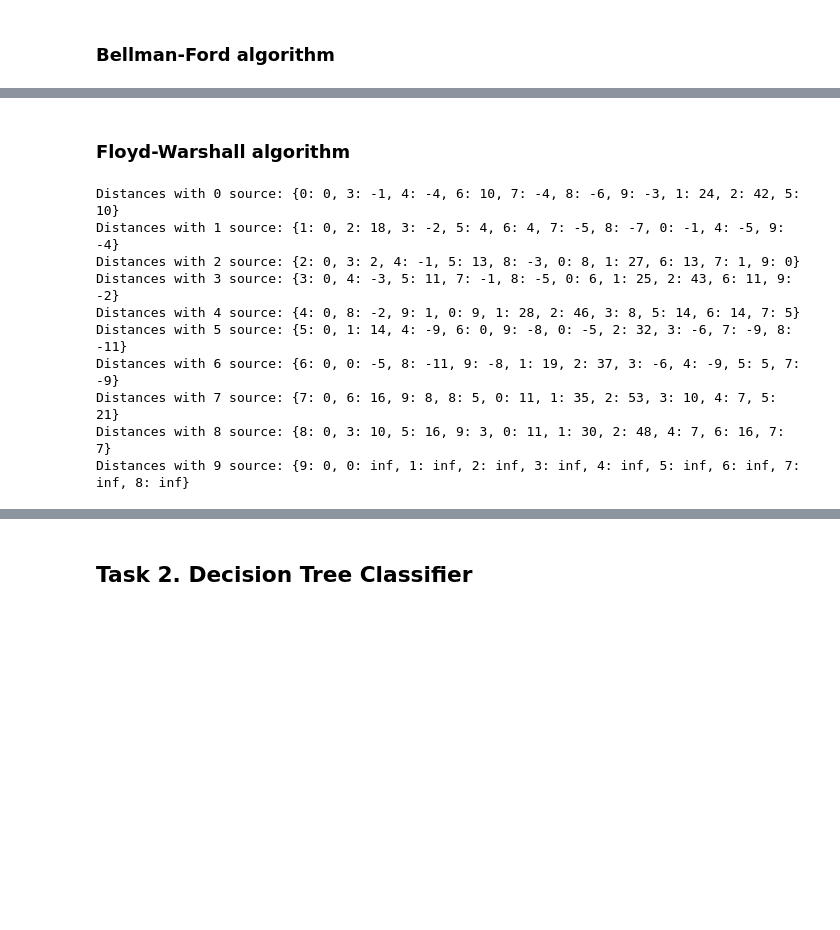
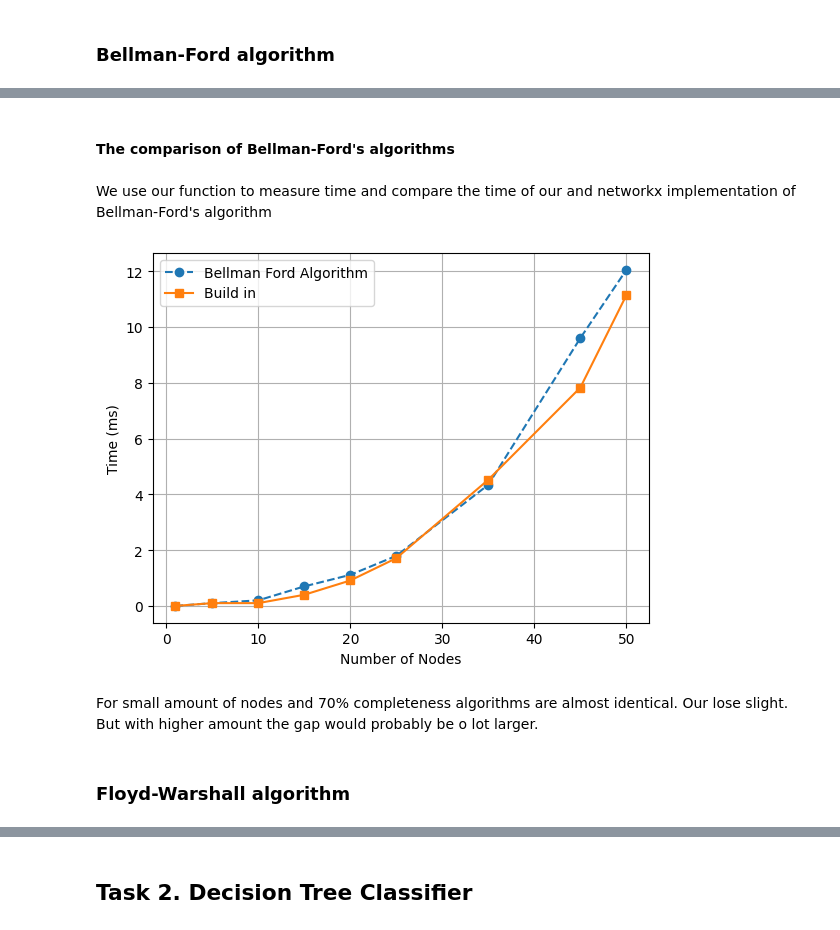
Before and after one commit to partumyt/dml_1, a Jupyter notebook: Lab1_trees.ipynb, the cells around one changed output, grey strips where cells are left out. Saved outputs shown, nothing was run; the diff lists cells and outputs as text; code cells hidden in the pictures; blank space fills up the shorter version.

```diff
--- a/Lab1_trees.ipynb
+++ b/Lab1_trees.ipynb
@@ -234,21 +328,25 @@ def bellman_ford(weighted_graph, start_node=None):
+# %% [markdown]
+#### The comparison of Bellman-Ford's algorithms
+# %% [markdown]
+We use our function to measure time and compare the time of our and networkx implementation of Bellman-Ford's algorithm
+# %%
+bellman_time = []
+build_in_time = []
+
+for i in NODES_little:
+    bellman_time.append(measure_time(bellman_ford, i, True))
+    build_in_time.append(measure_time(bellman_ford_predecessor_and_distance, i, True))
+# %%
+plt.plot(NODES_little, bellman_time, label="Bellman Ford Algorithm", marker="o", linestyle="--")
+plt.plot(NODES_little, build_in_time, label="Build in", marker="s", linestyle="-")
+plt.xlabel("Number of Nodes")
+plt.ylabel("Time (ms)")
+plt.legend()
+plt.grid()
+plt.show()
+# %% [output]
+[figure, added]
+# %% [markdown]
+For small amount of nodes and 70% completeness algorithms are almost identical. Our lose slight. But with higher amount the gap would probably be o lot larger.
 # %% [markdown]
 ### Floyd-Warshall algorithm
-# %%
-# pred is a dictionary of predecessors, dist is a dictionary of distances dictionaries
-try:
-    pred, dist = floyd_warshall_predecessor_and_distance(G)
-    for k, v in dist.items():
-        print(f"Distances with {k} source:", dict(v))
-except:
-    print("Negative cycle detected")
-# %% [output]
-Distances with 0 source: {0: 0, 3: -1, 4: -4, 6: 10, 7: -4, 8: -6, 9: -3, 1: 24, 2: 42, 5: 10}
-Distances with 1 source: {1: 0, 2: 18, 3: -2, 5: 4, 6: 4, 7: -5, 8: -7, 0: -1, 4: -5, 9: -4}
-Distances with 2 source: {2: 0, 3: 2, 4: -1, 5: 13, 8: -3, 0: 8, 1: 27, 6: 13, 7: 1, 9: 0}
-Distances with 3 source: {3: 0, 4: -3, 5: 11, 7: -1, 8: -5, 0: 6, 1: 25, 2: 43, 6: 11, 9: -2}
-Distances with 4 source: {4: 0, 8: -2, 9: 1, 0: 9, 1: 28, 2: 46, 3: 8, 5: 14, 6: 14, 7: 5}
-Distances with 5 source: {5: 0, 1: 14, 4: -9, 6: 0, 9: -8, 0: -5, 2: 32, 3: -6, 7: -9, 8: -11}
-Distances with 6 source: {6: 0, 0: -5, 8: -11, 9: -8, 1: 19, 2: 37, 3: -6, 4: -9, 5: 5, 7: -9}
-Distances with 7 source: {7: 0, 6: 16, 9: 8, 8: 5, 0: 11, 1: 35, 2: 53, 3: 10, 4: 7, 5: 21}
-Distances with 8 source: {8: 0, 3: 10, 5: 16, 9: 3, 0: 11, 1: 30, 2: 48, 4: 7, 6: 16, 7: 7}
-Distances with 9 source: {9: 0, 0: inf, 1: inf, 2: inf, 3: inf, 4: inf, 5: inf, 6: inf, 7: inf, 8: inf}
```
Also changed, not shown: parts of 110 cells of this notebook.
